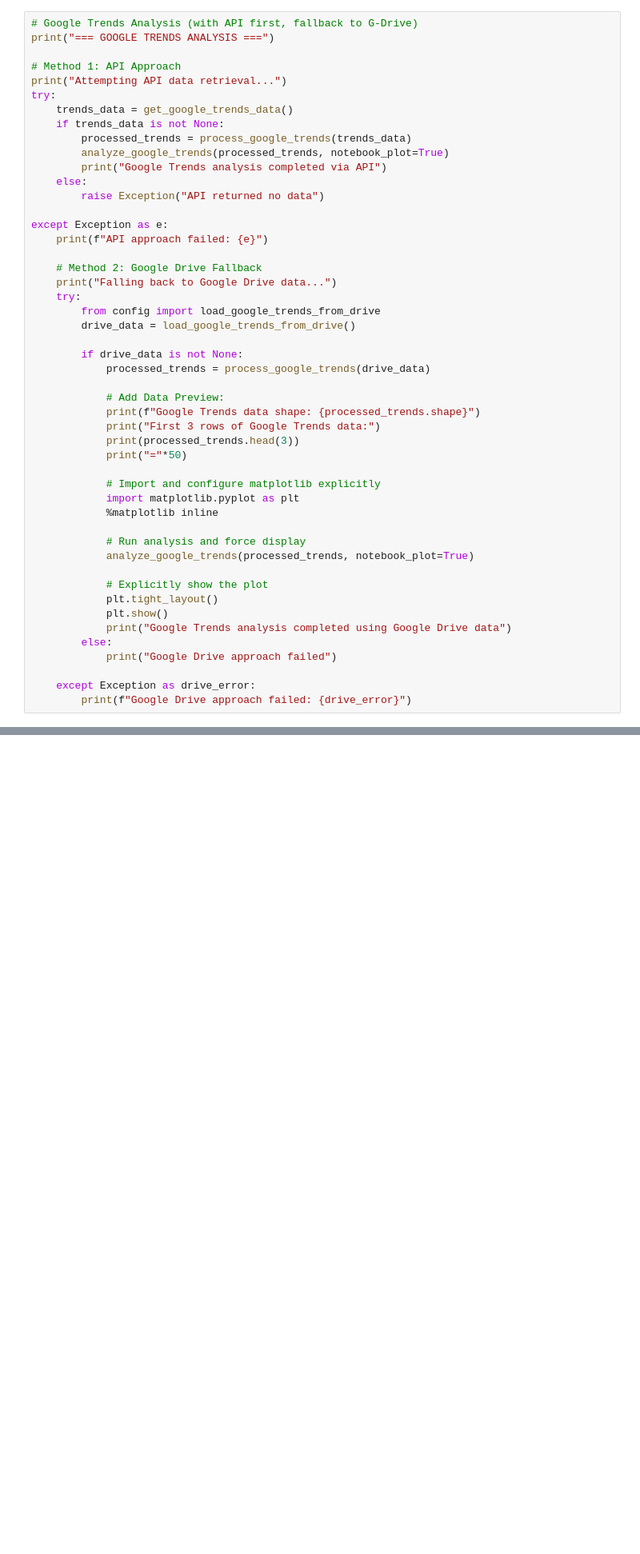
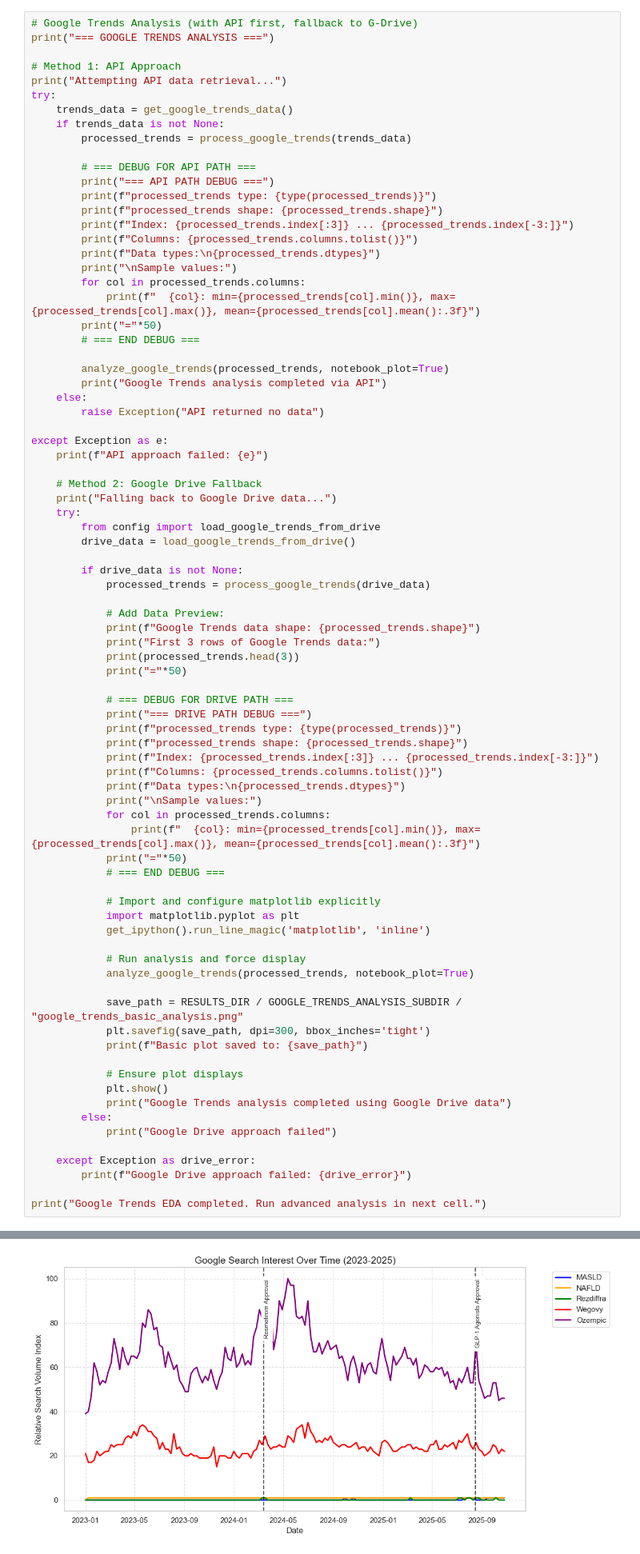
Before and after one commit to DrSAMA2025/dsci510_fall2025_final_project, a Jupyter notebook: src/results.ipynb, the cells around one changed output, grey strips where cells are left out. Shown at 80% size. Drawn from its saved outputs; the diff is of its cells as text; blank space fills up the shorter version.

```diff
--- a/src/results.ipynb
+++ b/src/results.ipynb
@@ -75,6 +80,20 @@ try:
     trends_data = get_google_trends_data()
     if trends_data is not None:
         processed_trends = process_google_trends(trends_data)
+
+        # === DEBUG FOR API PATH ===
+        print("=== API PATH DEBUG ===")
+        print(f"processed_trends type: {type(processed_trends)}")
+        print(f"processed_trends shape: {processed_trends.shape}")
+        print(f"Index: {processed_trends.index[:3]} ... {processed_trends.index[-3:]}")
+        print(f"Columns: {processed_trends.columns.tolist()}")
+        print(f"Data types:\n{processed_trends.dtypes}")
+        print("\nSample values:")
+        for col in processed_trends.columns:
+            print(f"  {col}: min={processed_trends[col].min()}, max={processed_trends[col].max()}, mean={processed_trends[col].mean():.3f}")
+        print("="*50)
+        # === END DEBUG ===
+
         analyze_google_trends(processed_trends, notebook_plot=True)
         print("Google Trends analysis completed via API")
     else:
@@ -98,15 +117,31 @@ except Exception as e:
             print(processed_trends.head(3))
             print("="*50)
 
+            # === DEBUG FOR DRIVE PATH ===
+            print("=== DRIVE PATH DEBUG ===")
+            print(f"processed_trends type: {type(processed_trends)}")
+            print(f"processed_trends shape: {processed_trends.shape}")
+            print(f"Index: {processed_trends.index[:3]} ... {processed_trends.index[-3:]}")
+            print(f"Columns: {processed_trends.columns.tolist()}")
+            print(f"Data types:\n{processed_trends.dtypes}")
+            print("\nSample values:")
+            for col in processed_trends.columns:
+                print(f"  {col}: min={processed_trends[col].min()}, max={processed_trends[col].max()}, mean={processed_trends[col].mean():.3f}")
+            print("="*50)
+            # === END DEBUG ===
+
             # Import and configure matplotlib explicitly
             import matplotlib.pyplot as plt
-            %matplotlib inline
+            get_ipython().run_line_magic('matplotlib', 'inline')
 
             # Run analysis and force display
             analyze_google_trends(processed_trends, notebook_plot=True)
 
-            # Explicitly show the plot
-            plt.tight_layout()
+            save_path = RESULTS_DIR / GOOGLE_TRENDS_ANALYSIS_SUBDIR / "google_trends_basic_analysis.png"
+            plt.savefig(save_path, dpi=300, bbox_inches='tight')
+            print(f"Basic plot saved to: {save_path}")
+
+            # Ensure plot displays
             plt.show()
             print("Google Trends analysis completed using Google Drive data")
         else:
@@ -114,6 +149,8 @@ except Exception as e:
 
     except Exception as drive_error:
         print(f"Google Drive approach failed: {drive_error}")
+
+print("Google Trends EDA completed. Run advanced analysis in next cell.")
 # %% [output]
 === GOOGLE TRENDS ANALYSIS ===
 Attempting API data retrieval...
@@ -124,0 +172 @@ Falling back to Google Drive data...
+[figure, new version]
```
Also changed, not shown: parts of 13 cells of this notebook, 6 other files.
